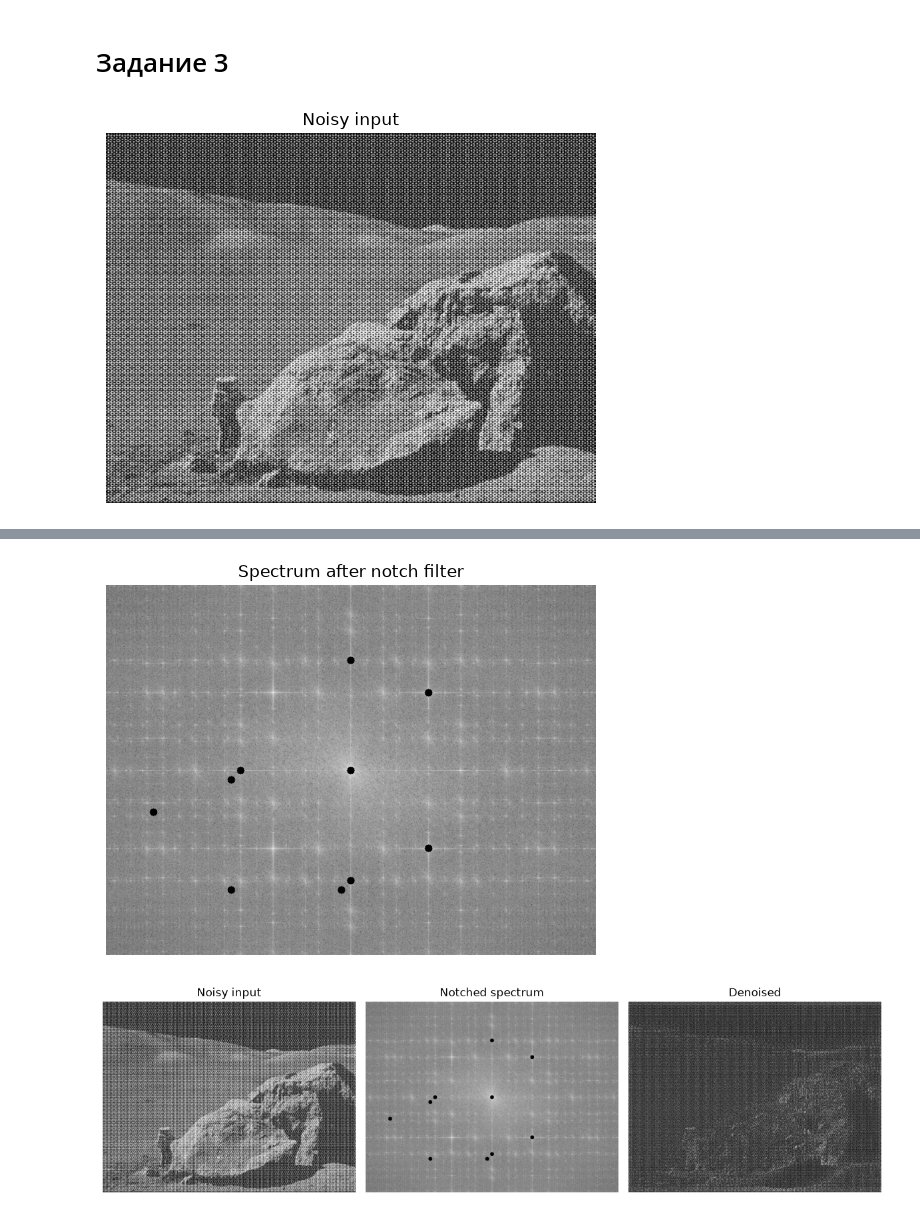
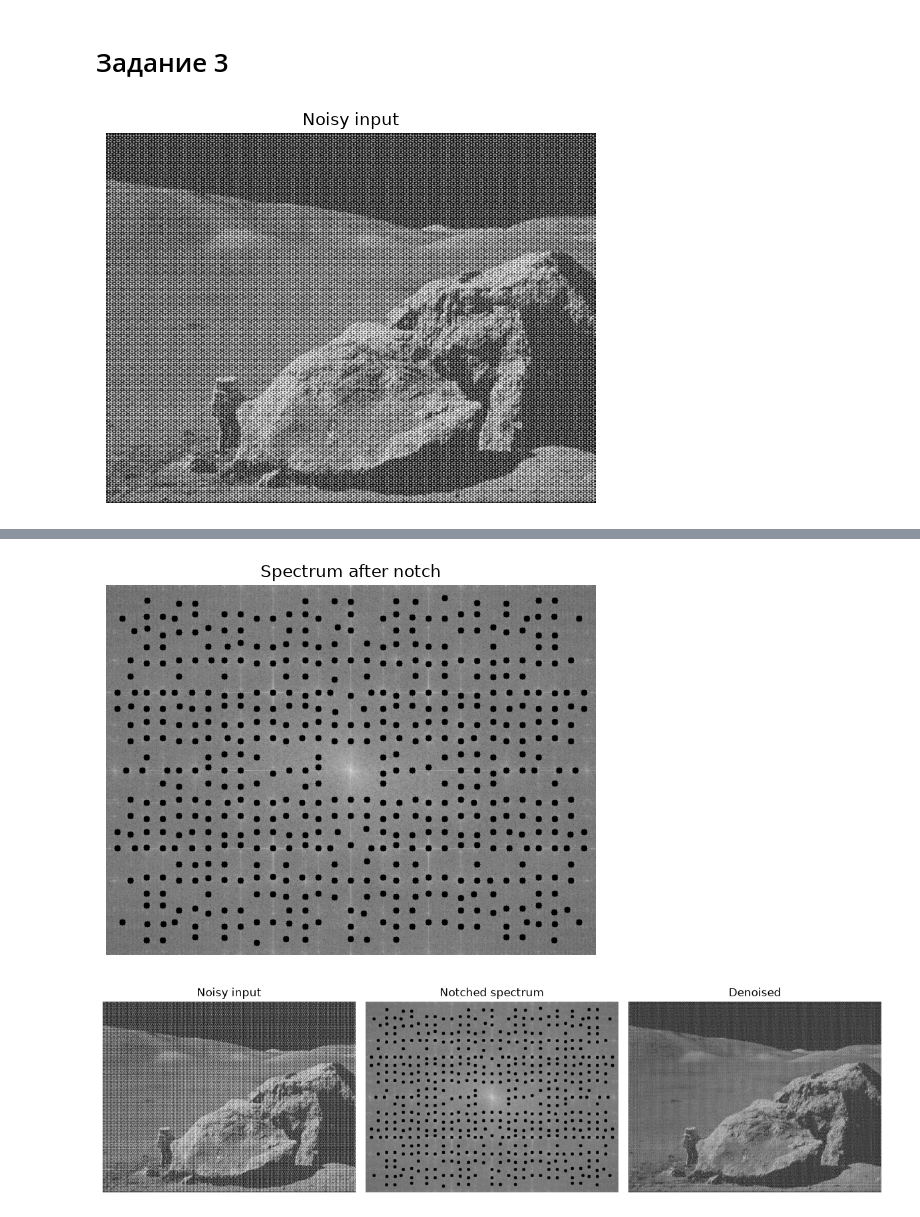
Before and after one commit to Dimusik52/unn-image-processing-practice, a Jupyter notebook: Practice 5/task.ipynb, the cells around one changed output, grey strips where cells are left out. Drawn from its saved outputs; the diff is of its cells as text; code cells hidden in the pictures.

```diff
--- a/Practice 5/task.ipynb
+++ b/Practice 5/task.ipynb
@@ -117,69 +117,43 @@ plt.tight_layout(); plt.show()
 # %% [markdown]
 # Задание 3
 # %%
-def find_spectrum_peaks(dft_shift, top_n=4, exclude_radius=20):
-    mag = cv.magnitude(dft_shift[:, :, 0], dft_shift[:, :, 1])
-    rows, cols = mag.shape
-    cx, cy = rows // 2, cols // 2
-
-    yy, xx = np.mgrid[0:rows, 0:cols]
-    dist2 = (xx - cx) ** 2 + (yy - cy) ** 2
-    mag_work = mag.copy()
-    mag_work[dist2 <= exclude_radius ** 2] = 0
-
-    flat_idx = np.argsort(mag_work.ravel())[::-1]
-    peaks = []
-    min_dist = 10
-    for idx in flat_idx:
-        if len(peaks) >= top_n:
-            break
-        py, px = np.unravel_index(idx, mag_work.shape)
-        if all((px - qx) ** 2 + (py - qy) ** 2 > min_dist ** 2 for qx, qy in peaks):
-            peaks.append((px, py))
-    return peaks
-
-
-def notch_filter(dft_shift, centers, radius):
-    out = dft_shift.copy()
-    rows, cols = out.shape[:2]
-    cx, cy = rows // 2, cols // 2
-    yy, xx = np.mgrid[0:rows, 0:cols]
-    for (px, py) in centers:
-        for (sx, sy) in [(px, py), (2 * cx - px, 2 * cy - py)]:
-            d2 = (xx - sx) ** 2 + (yy - sy) ** 2
-            out[d2 <= radius ** 2] = 0
-    return out
-
+from skimage.feature import peak_local_max
 
 noisy = cv.imread('source/periodic_noise.jpg', cv.IMREAD_GRAYSCALE)
 showpic(noisy, 'Noisy input')
 
 dft_noisy = cv.dft(np.float32(noisy), flags=cv.DFT_COMPLEX_OUTPUT)
-dft_noisy_shift = np.fft.fftshift(dft_noisy)
-showpic(magnitude_log(dft_noisy_shift), 'Noisy spectrum')
+dft_shift = np.fft.fftshift(dft_noisy)
 
-# Находим пики и отбираем
-peaks = find_spectrum_peaks(dft_noisy_shift, top_n=12, exclude_radius=50)
-print("Found peaks:", peaks)
-#
+magnitude_spectrum = 20 * np.log(cv.magnitude(dft_shift[:, :, 0], dft_shift[:, :, 1]) + 1)
+showpic(magnitude_spectrum, 'Noisy spectrum (log)')
 
-peaks = [
-    (393, 297), (216, 297),
-    (518, 172), (518, 422),
-    (393, 120), (393, 474),
-]
-NOTCH_RADIUS = 6
+rows, cols = noisy.shape
 
-dft_notched = notch_filter(dft_noisy_shift, peaks, NOTCH_RADIUS)
-showpic(magnitude_log(dft_notched), 'Spectrum after notch filter')
+local_max = peak_local_max(magnitude_spectrum, min_distance=15, threshold_abs=200)
+print(f"Found peaks: {len(local_max)}")
+print("Coords (y, x):", local_max)
 
-f_ishift = np.fft.ifftshift(dft_notched)
-img_back = cv.idft(f_ishift)
-img_clean = cv.magnitude(img_back[:, :, 0], img_back[:, :, 1])
+mask = np.ones((rows, cols, 2), dtype=np.uint8)
+center_x, center_y = rows // 2, cols // 2
+
+for peak in local_max:
+    y, x = peak
+    distance = np.sqrt((x - center_y) ** 2 + (y - center_x) ** 2)
+    if distance > 40:
+        cv.circle(mask, (x, y), 5, (0, 0), -1)
+
+dft_shift = dft_shift * mask
+
+filtered_spectrum = 20 * np.log(cv.magnitude(dft_shift[:, :, 0], dft_shift[:, :, 1]) + 1)
+showpic(filtered_spectrum, 'Spectrum after notch')
+
+img_idft = cv.idft(np.fft.ifftshift(dft_shift))
+img_clean = cv.magnitude(img_idft[:, :, 0], img_idft[:, :, 1])
 
 plt.figure(figsize=(12, 4))
 plt.subplot(1, 3, 1); plt.imshow(noisy, cmap='gray'); plt.title('Noisy input'); plt.axis('off')
-plt.subplot(1, 3, 2); plt.imshow(magnitude_log(dft_notched), cmap='gray'); plt.title('Notched spectrum'); plt.axis('off')
+plt.subplot(1, 3, 2); plt.imshow(filtered_spectrum, cmap='gray'); plt.title('Notched spectrum'); plt.axis('off')
 plt.subplot(1, 3, 3); plt.imshow(img_clean, cmap='gray'); plt.title('Denoised'); plt.axis('off')
 plt.tight_layout(); plt.show()
 # %% [output]
@@ -189,2 +170,2 @@ Found peaks: [(np.int64(393), np.int64(297)), (np.int64(216), np.int64(297)), (n
-[figure, old version]
+[figure, new version]
-[figure, old version]
+[figure, new version]
```
Also changed, not shown: parts of 1 cell of this notebook, 1 other file.
